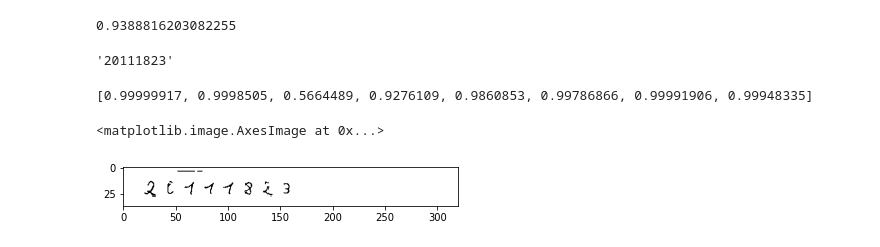
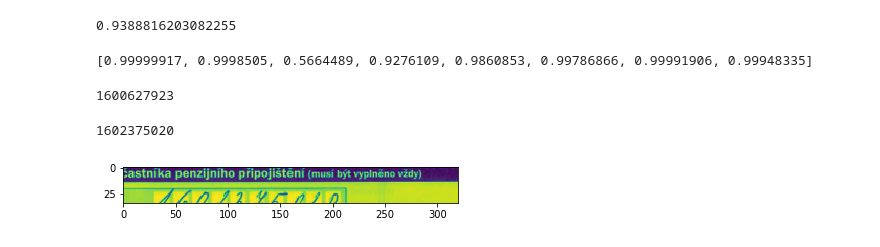
Before and after one commit to rcortx/handwritten-digit-extraction, a Jupyter notebook: data_exploration.ipynb, the cells around one changed output. Cells and saved outputs as stored; diff of their text form; code cells hidden in the pictures.

Commit message:
python2 compatibility, robust digit extraction

```diff
--- a/data_exploration.ipynb
+++ b/data_exploration.ipynb
@@ -2270,9 +2270,7 @@ print(sum([len(lab) for lab in labels]))
 # %%
 from aggregated_pipeline import NumberReader
 nr = NumberReader()
-nr.read_from_filename("regions/20111823_6884a0.png")
+#nr.read_from_filename("regions/20111823_6884a0.png")
-# %% [output]
-'20111823'
 # %%
 import cv2
 from aggregated_pipeline import get_separated_digits
@@ -2289,7 +2287,44 @@ print(predict_proba)
 # %%
 import matplotlib.pyplot as plt
 %matplotlib inline
-plt.imshow(image)
+# plt.imshow(image)
-# %% [output]
-<matplotlib.image.AxesImage at 0x...>
-[figure, removed]
+# %%
+epod_regions = "/Users/rbcorx/work/rare/axa/data/epod_regions"
+
+# from aggregated_pipeline import get_label
+import glob
+import os
+import cv2
+
+def get_label(path):
+    return path.split("/")[-1].split("_")[0]
+
+def get_grayscale_images_labels(dr):
+    """loads images, converts to grayscale and extracts labels"""
+    f_names = glob.glob(os.path.join(dr, "*.png"))
+    labels = list(map(get_label, f_names))
+
+    # checking number lengths
+    # digit_lengths = set(map(len, labels))
+    images = list(map(cv2.imread, f_names)) # BGR format
+    images_gray = [cv2.cvtColor(image, cv2.COLOR_BGR2GRAY) for image in images]
+
+    return images_gray, labels
+
+
+
+images_gray, labels = get_grayscale_images_labels(epod_regions)
+# %%
+len(labels)
+print(labels[5])
+
+
+# get_label(epod_regions + "/110006524_755b41.png")
+# %% [output]
+1600627923
+# %%
+plt.imshow(images_gray[0])
+print(labels[0])
+# %% [output]
+1602375020
+[figure, added]
```
Also changed, not shown: parts of 12 cells of this notebook, 1 other file.
